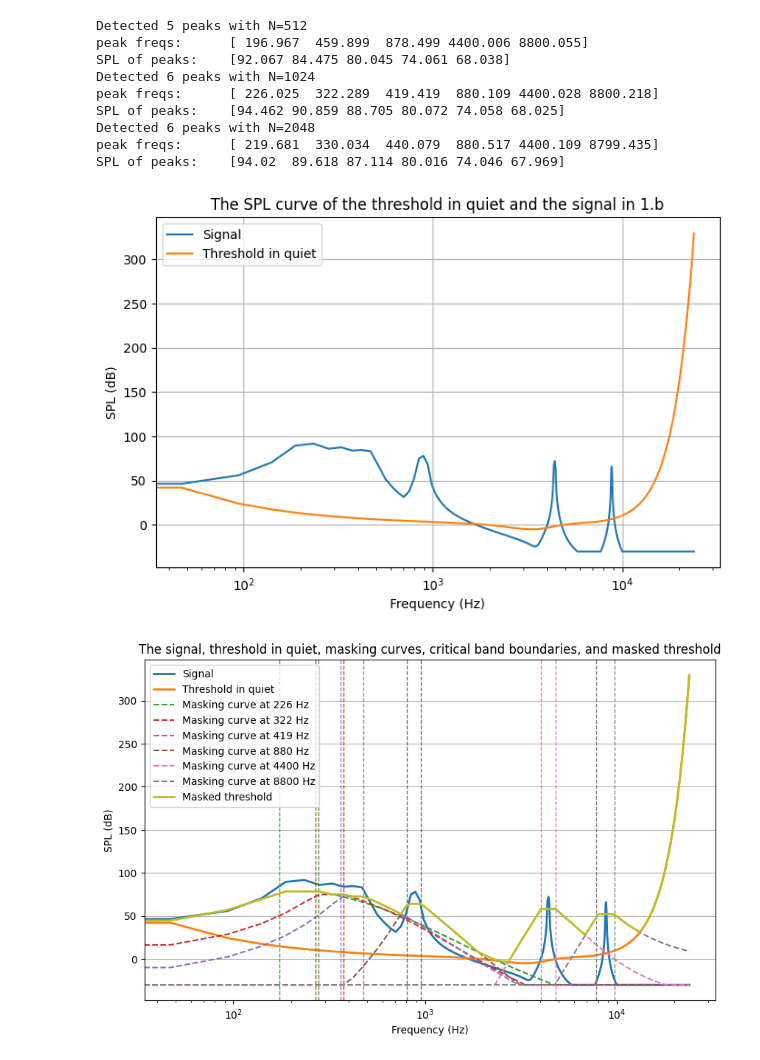
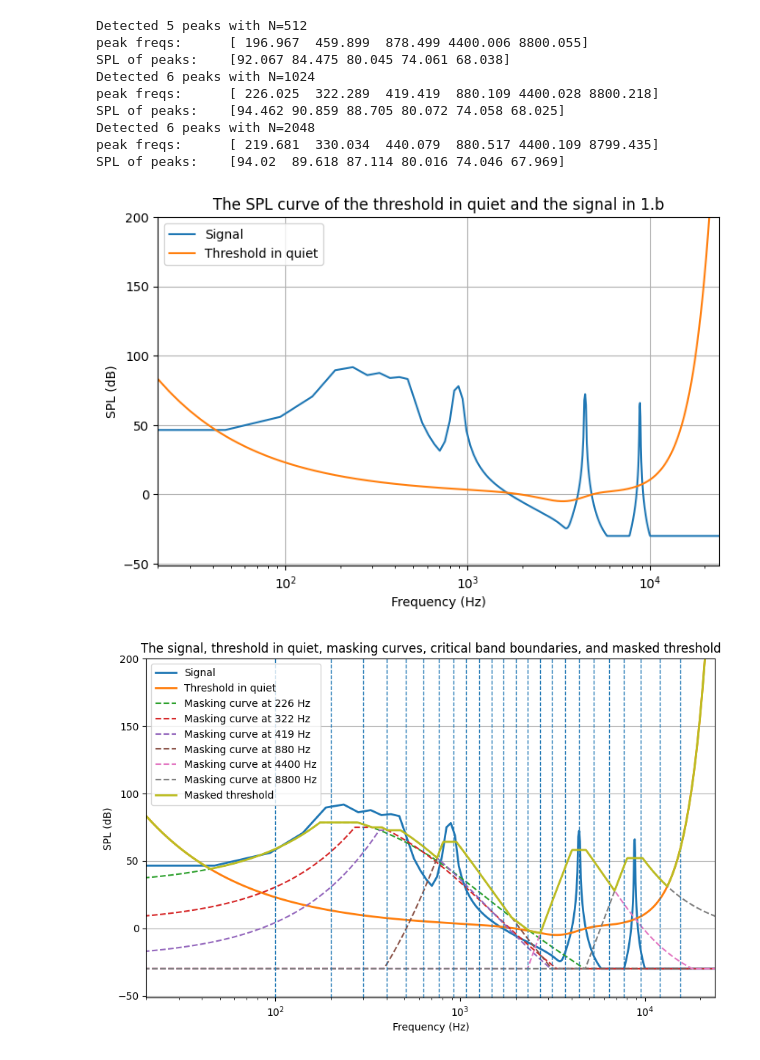
Before and after one commit to aik2mlj/music422-code, a Jupyter notebook: Hw4/src/plots.ipynb, the cells around one changed output. Drawn from its saved outputs; the diff is of its cells as text; code cells hidden in the pictures.

```diff
--- a/Hw4/src/plots.ipynb
+++ b/Hw4/src/plots.ipynb
@@ -32,10 +31,12 @@ def get_intensity_from_DFT(X, gain_window=3 / 8):
 
 Ns = [512, 1024, 2048]
 Fs = 48000
+xs = []
 Xs = []
 SPLs = []
 for N in Ns:
     x = get_x(N, Fs)
+    xs.append(x)
     x_windowed = HanningWindow(x)
     X = scipy.fft.rfft(x_windowed)[:-1]
     Xs.append(X)
@@ -111,13 +112,16 @@ spl = SPLs[1]
 N_half = N // 2
 n_half_array = np.arange(N_half)
 freq_array = n_half_array / N * Fs
-quiet_thresh = Thresh(freq_array)
+x_array = np.logspace(1, 4.4, num=1000)
+quiet_thresh = Thresh(x_array)
 
 plt.figure(figsize=(8, 5))
 plt.title("The SPL curve of the threshold in quiet and the signal in 1.b")
 plt.plot(freq_array, spl, label="Signal")
-plt.plot(freq_array, quiet_thresh, label="Threshold in quiet")
+plt.plot(x_array, quiet_thresh, label="Threshold in quiet")
 plt.xscale("log")
+plt.xlim(20, 24000)
+plt.ylim(top=200)
 plt.xlabel("Frequency (Hz)")
 plt.ylabel("SPL (dB)")
 
@@ -125,7 +129,7 @@ plt.grid()
 plt.legend()
 plt.show()
 # %% [output]
-[figure, old version]
+[figure, new version]
 # %%
 # 1.e)
 from psychoac import Masker
@@ -135,55 +139,65 @@ def get_critical_bandwidth(f):
     return 25 + 75 * ((1 + 1.4 * (f / 1000.0) ** 2) ** 0.69)
 
 
+cbFreqLimits = [100, 200, 300, 400, 510, 630, 770, 920, 1080, 1270, 1480,
+        1720, 2000, 2320, 2700, 3150, 3700, 4400, 5300, 6400, 7700, 9500, 12000, 15500]  # fmt: skip
+
+
 N = 1024
 spl = SPLs[1]
 freq_peaks = freq_peaks_vec[1]
 spl_peaks = spl_peaks_vec[1]
 
 freq_array = np.arange(N // 2) / N * Fs
-quiet_thresh = Thresh(freq_array)
+x_array = np.logspace(1, 4.4, num=1000)
+quiet_thresh = Thresh(x_array)
 masked_thresh = quiet_thresh
 
 plt.figure(figsize=(10, 6))
 plt.title(
     "The signal, threshold in quiet, masking curves, critical band boundaries, and masked threshold"
 )
 plt.plot(freq_array, spl, label="Signal", linewidth=2)
-plt.plot(freq_array, quiet_thresh, label="Threshold in quiet", linewidth=2)
+plt.plot(x_array, quiet_thresh, label="Threshold in quiet", linewidth=2)
 for f_peak, spl_peak in zip(freq_peaks, spl_peaks):
     masker = Masker(f_peak, spl_peak, isTonal=True)
-    masker_intensity = masker.vIntensityAtFreq(freq_array)
+    masker_intensity = masker.vIntensityAtFreq(x_array)
     masking_curve = SPL(masker_intensity)
     masked_thresh = np.maximum(masked_thresh, masking_curve)  # alpha=inf
     (mc_plot,) = plt.plot(
-        freq_array,
+        x_array,
         masking_curve,
         label=f"Masking curve at {f_peak:.0f} Hz",
         # linewidth=1,
         linestyle="--",
     )
 
     # draw critical band boundaries
-    critical_bandwidth = get_critical_bandwidth(f_peak)
-    plt.axvline(
-        f_peak - critical_bandwidth / 2,
-        linestyle="--",
-        color=mc_plot.get_color(),
-        linewidth=1,
-    )
-    plt.axvline(
-        f_peak + critical_bandwidth / 2,
-        linestyle="--",
-        color=mc_plot.get_color(),
-        linewidth=1,
-    )
-plt.plot(freq_array, masked_thresh, label="Masked threshold", linewidth=2)
+    # critical_bandwidth = get_critical_bandwidth(f_peak)
+    # plt.axvline(
+    #     f_peak - critical_bandwidth / 2,
+    #     linestyle="--",
+    #     color=mc_plot.get_color(),
+    #     linewidth=1,
+    # )
+    # plt.axvline(
+    #     f_peak + critical_bandwidth / 2,
+    #     linestyle="--",
+    #     color=mc_plot.get_color(),
+    #     linewidth=1,
+    # )
+# plot critical bands
+for f in cbFreqLimits:
+    plt.axvline(f, linestyle="--", linewidth=1)
+plt.plot(x_array, masked_thresh, label="Masked threshold", linewidth=2)
 plt.xscale("log")
+plt.xlim(20, 24000)
+plt.ylim(top=200)
 plt.xlabel("Frequency (Hz)")
 plt.ylabel("SPL (dB)")
 
 plt.grid(axis="y")
 plt.legend()
 plt.show()
 # %% [output]
-[figure, old version]
+[figure, new version]
```
Also changed, not shown: parts of 2 cells of this notebook, 3 other files.
